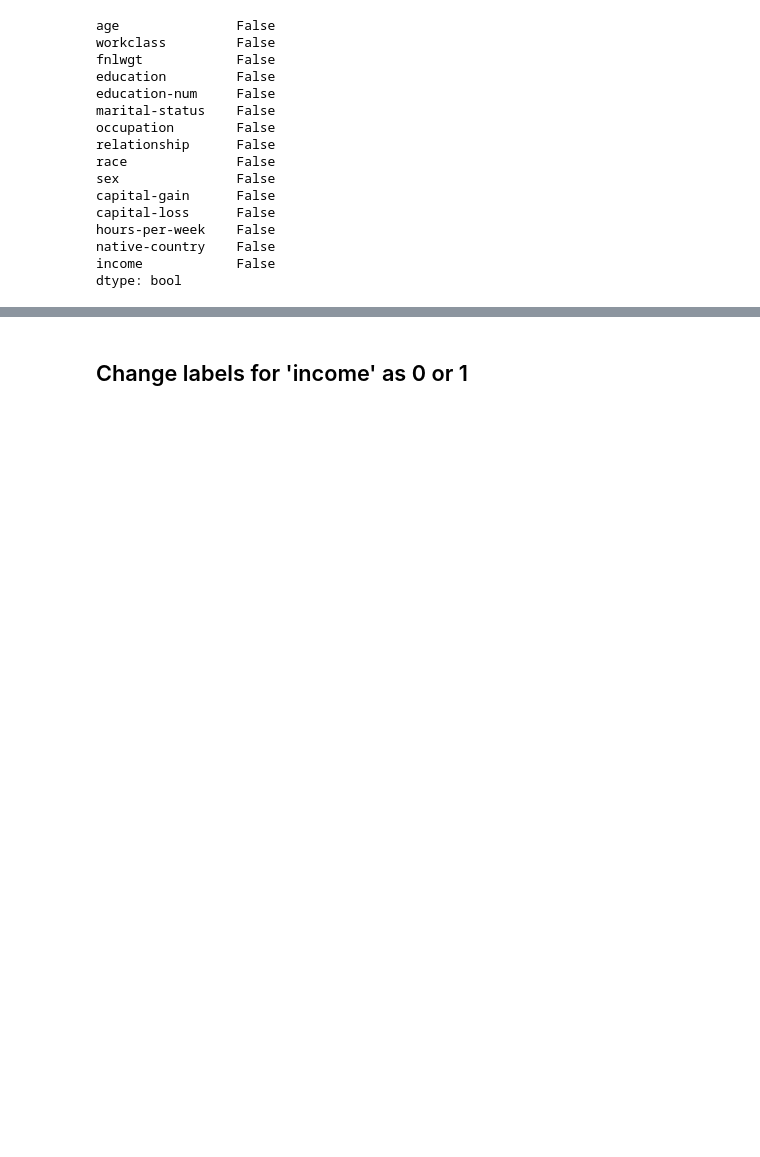
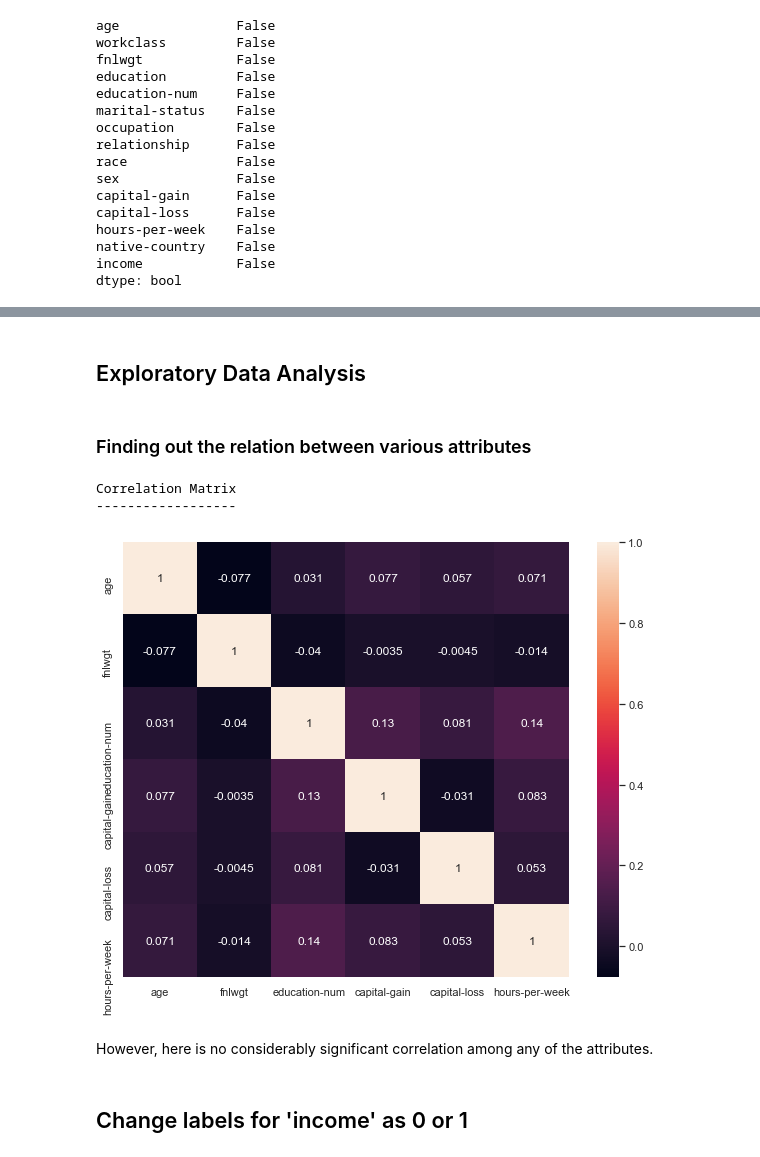
Before and after one commit to saisuma29/census_income, a Jupyter notebook: census.ipynb, the cells around one changed output, grey strips where cells are left out. Saved outputs shown, nothing was run; the diff lists cells and outputs as text; code cells hidden in the pictures; blank space fills up the shorter version.

```diff
--- a/census.ipynb
+++ b/census.ipynb
@@ -81,0 +164,2 @@ plt.show()
+# %%
+census_data = census_data[census_data['native-country'] != '?']
@@ -81,0 +223,34 @@ plt.show()
+# %%
+test_data = census_data[(census_data.workclass.values == '?')].copy()
+test_label = test_data.workclass
+
+train_data = census_data[(census_data.workclass.values != '?')].copy()
+train_label = train_data.workclass
+
+test_data.drop(columns = ['workclass'], inplace = True)
+train_data.drop(columns = ['workclass'], inplace = True)
+
+train_data = oneHotEncoding(train_data, train_data.select_dtypes('category').columns)
+test_data = oneHotEncoding(test_data, test_data.select_dtypes('category').columns)
+
+log_reg = LogisticRegression()
+log_reg.fit(train_data, train_label)
+log_reg_pred = log_reg.predict(test_data)
+
+
+clf = tree.DecisionTreeClassifier()
+clf = clf.fit(train_data, train_label)
+clf_pred = clf.predict(test_data)
+
+r_forest = RandomForestClassifier(n_estimators=10)
+r_forest.fit(train_data, train_label)
+r_forest_pred = r_forest.predict(test_data)
+
+majority_class = census_data.workclass.value_counts().index[0]
+
+pred_df =  pd.DataFrame({'RFor': r_forest_pred, 'DTree' : clf_pred, 'LogReg' : log_reg_pred})
+overall_pred = pred_df.apply(lambda x: x.value_counts().index[0] if x.value_counts()[0] > 1 else majority_class, axis = 1)
+
+census_data.loc[(census_data.workclass.values == '?'),'workclass'] = overall_pred.values
+print(census_data.workclass.value_counts())
+print(census_data.workclass.unique())
@@ -82,3 +286,23 @@ plt.show()
+# %% [markdown]
+## Exploratory Data Analysis
+# %% [markdown]
+### Finding out the relation between various attributes
+# %%
+print("Correlation Matrix")
+print("------------------")
+
+results = census_data.corr()
+plt.subplots(figsize=(10,8))
+ax = sns.heatmap(results,annot = True)
+bottom, top = ax.get_ylim()
+ax = ax.set_ylim(bottom + 0.5, top - 0.5)
+# %% [output]
+Correlation Matrix
+------------------
+[figure, added]
+# %% [markdown]
+
+However, here is no considerably significant correlation among any of the attributes.
 # %% [markdown]
 ## Change labels for 'income' as 0 or 1
 # %%
```
Also changed, not shown: parts of 30 cells of this notebook.
